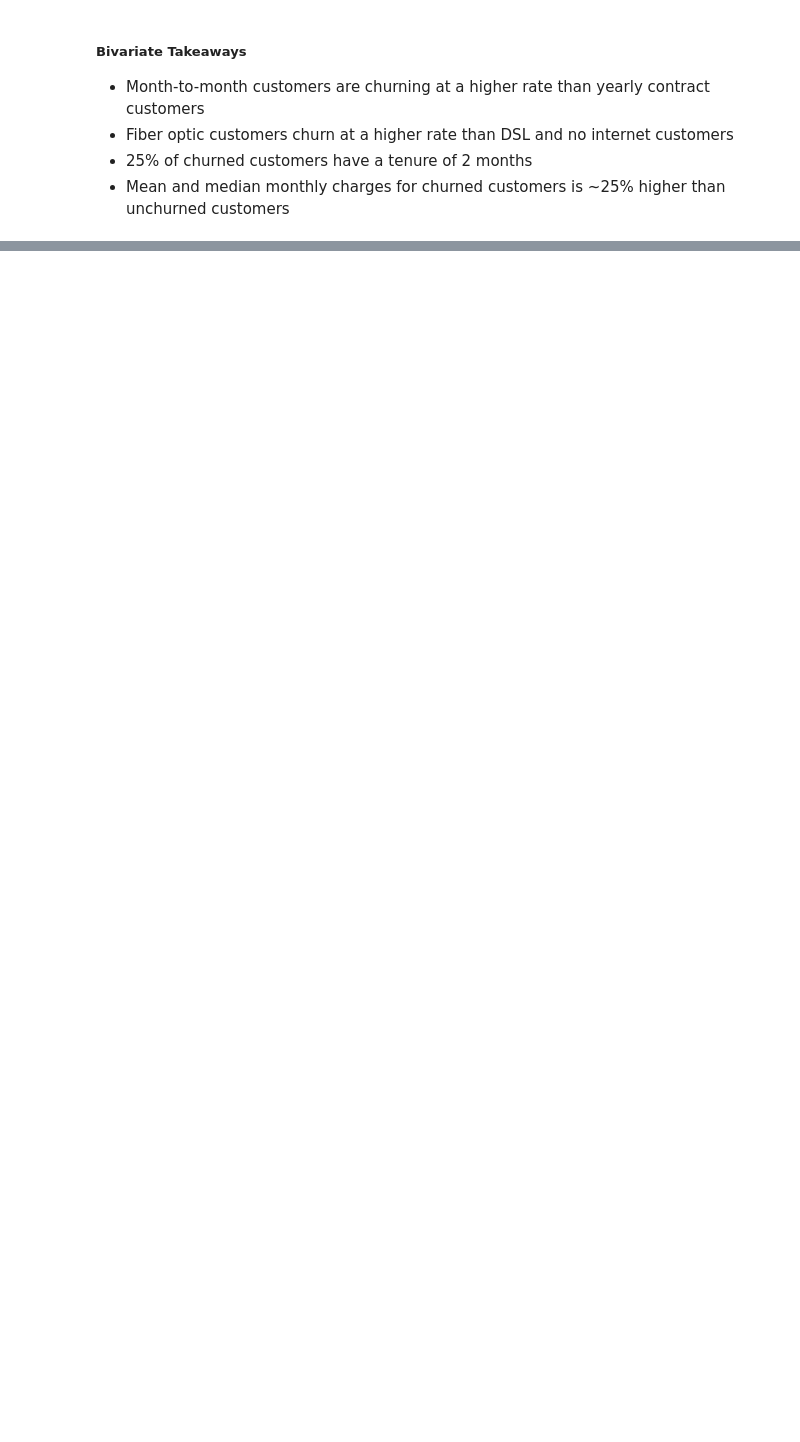
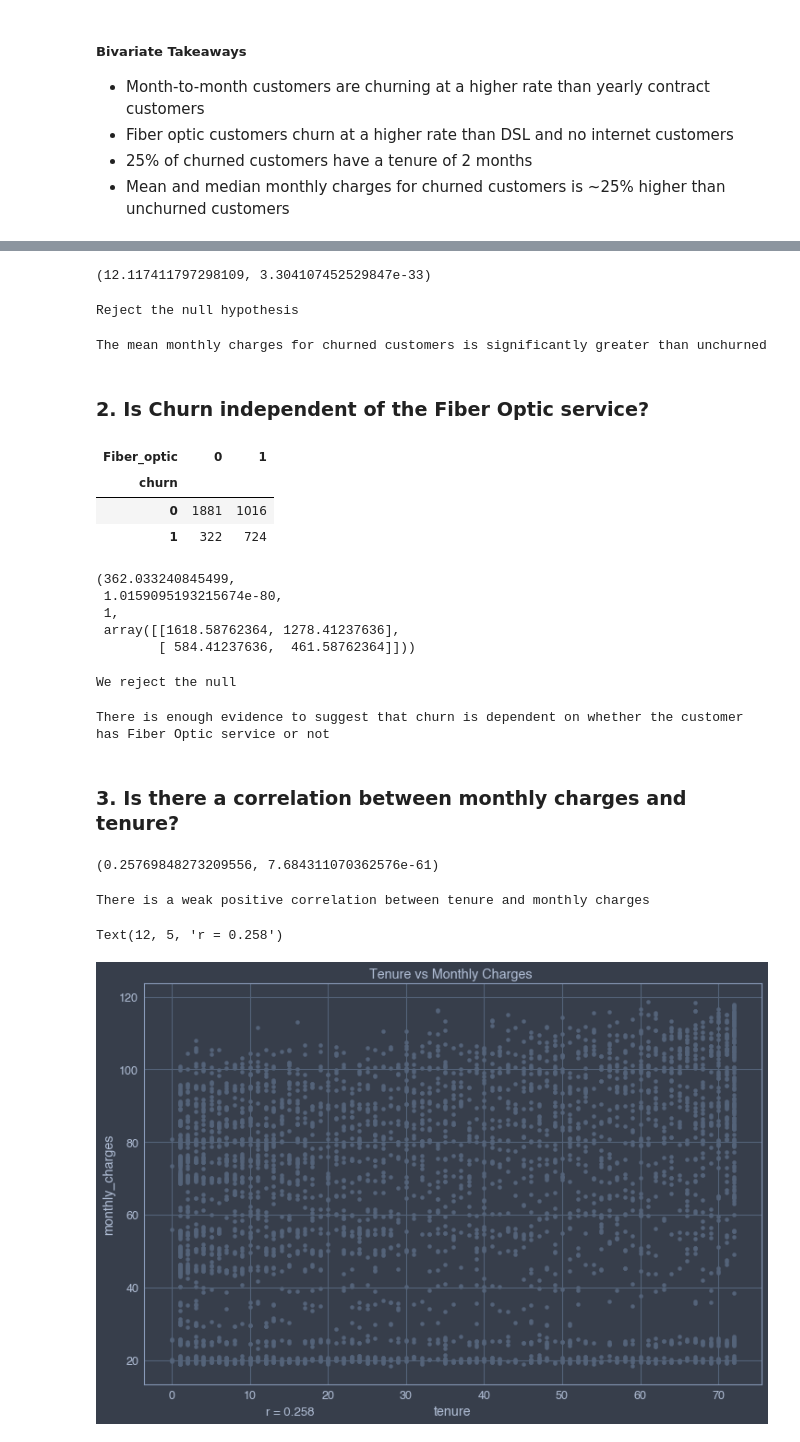
Before and after one commit to Ken-Alviola/Classification-Project, a Jupyter notebook: Classification_Project_Telco.ipynb, the cells around one changed output, grey strips where cells are left out. Cells and saved outputs as stored; diff of their text form; code cells hidden in the pictures; blank space fills up the shorter version.

```diff
--- a/Classification_Project_Telco.ipynb
+++ b/Classification_Project_Telco.ipynb
@@ -303,0 +291,18 @@ explore.explore_multivariate(train,'churn', cat_vars,quant_vars)
+# %%
+t, p = stats.ttest_ind(churned.monthly_charges, no_churn.monthly_charges)
+t, p
+# %% [output]
+(12.117411797298109, 3.304107452529847e-33)
+# %%
+if (p/2) < a and t > 0:
+    print("Reject the null hypothesis")
+else:
+    print("We fail to reject the null hypothesis")
+# %% [output]
+Reject the null hypothesis
+# %%
+print('The mean monthly charges for churned customers is significantly greater than unchurned')
+# %% [output]
+The mean monthly charges for churned customers is significantly greater than unchurned
+# %% [markdown]
+### 2. Is Churn independent of the Fiber Optic service?
@@ -303,0 +314,49 @@ explore.explore_multivariate(train,'churn', cat_vars,quant_vars)
+# %%
+observed = pd.crosstab(train.churn, train.Fiber_optic)
+observed
+# %% [output]
+| Fiber_optic | 0 | 1 |
+| churn |  |  |
+| 0 | 1881 | 1016 |
+| 1 | 322 | 724 |
+# %%
+chi2, p, degf, expected = stats.chi2_contingency(observed)
+chi2, p, degf, expected
+# %% [output]
+(362.033240845499,
+ 1.0159095193215674e-80,
+ 1,
+ array([[1618.58762364, 1278.41237636],
+        [ 584.41237636,  461.58762364]]))
+# %%
+if p < a:
+    print('We reject the null')
+else:
+    print("we fail to reject the null")
+# %% [output]
+We reject the null
+# %%
+print('There is enough evidence to suggest that churn is dependent on whether the customer has Fiber Optic service or not')
+# %% [output]
+There is enough evidence to suggest that churn is dependent on whether the customer has Fiber Optic service or not
+# %% [markdown]
+### 3. Is there a correlation between monthly charges and tenure?
+# %%
+r, p = stats.pearsonr(train.tenure, train.monthly_charges)
+r, p
+# %% [output]
+(0.25769848273209556, 7.684311070362576e-61)
+# %%
+print('There is a weak positive correlation between tenure and monthly charges')
+# %% [output]
+There is a weak positive correlation between tenure and monthly charges
+# %%
+#chesterish, grade3, gruvboxd, gruvboxl, manokai, oceans16, onedork, solarizedd, solarizedl.
+jtplot.style(theme='onedork')
+
+train.plot.scatter('tenure','monthly_charges',figsize=(12,8))
+plt.title('Tenure vs Monthly Charges ')
+plt.text(12,5, f'r = {r:.3f}')
+# %% [output]
+Text(12, 5, 'r = 0.258')
+[figure, added]
```
Also changed, not shown: parts of 15 cells of this notebook, 1 other file.
